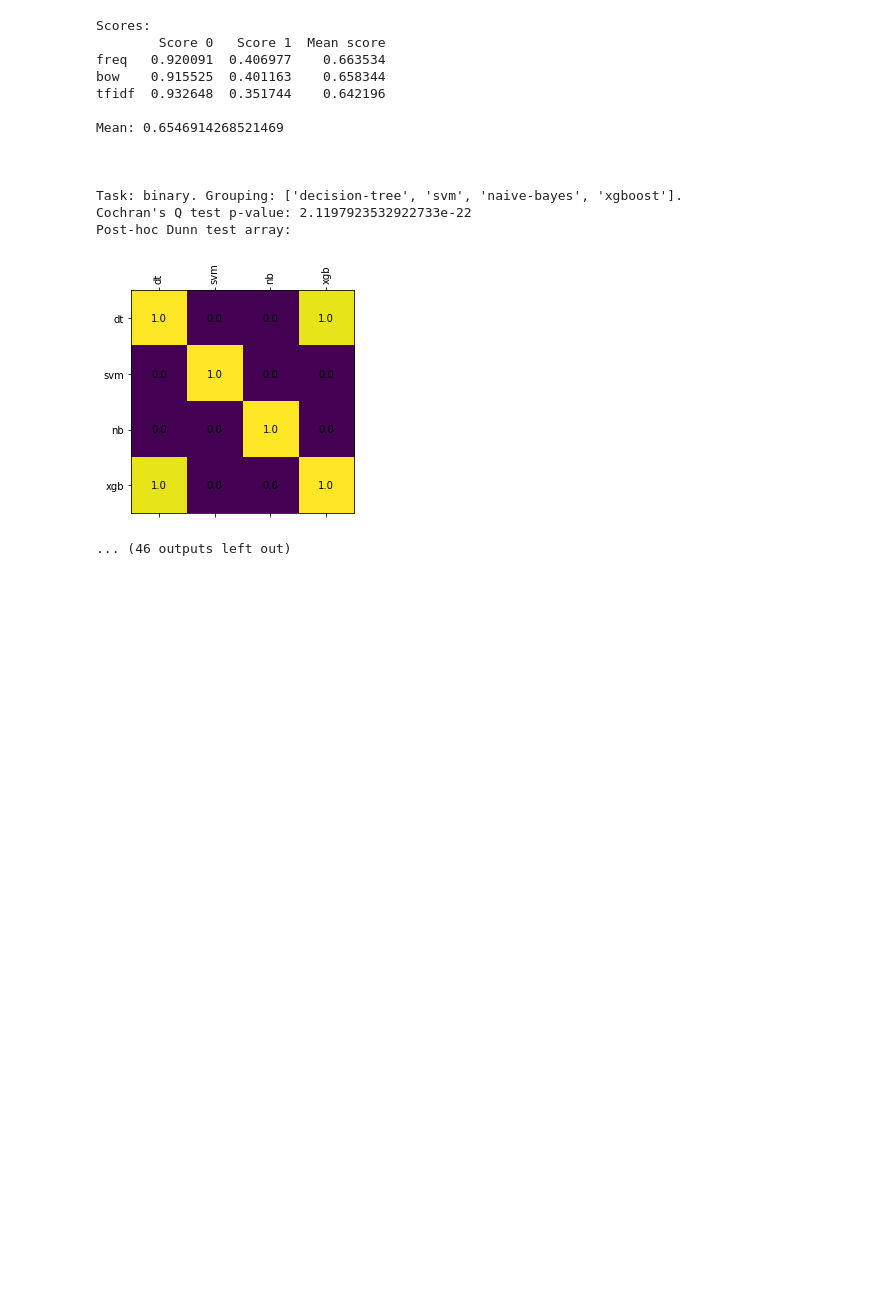
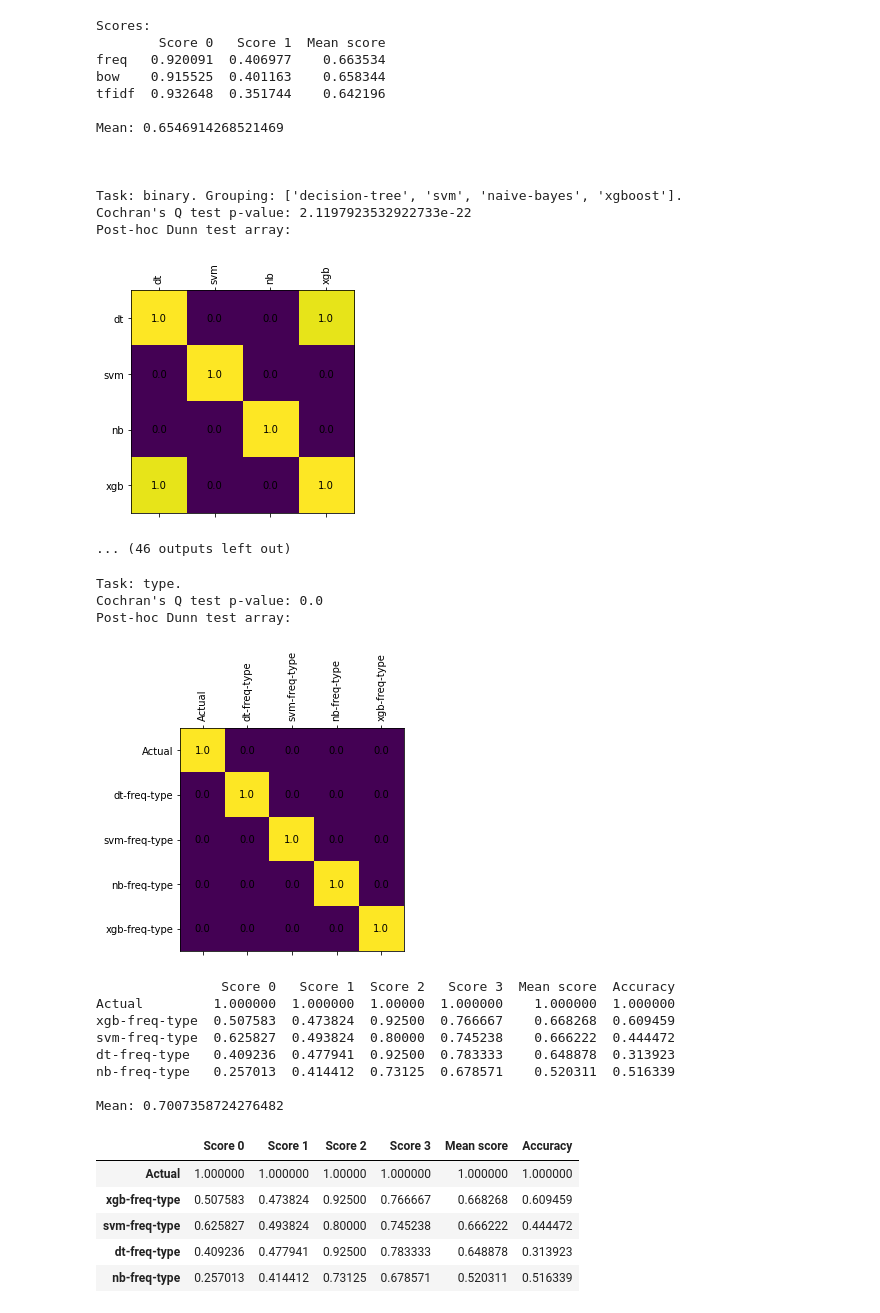
Before and after one commit to NicoACloutier/class-imbalance-Cloutier-Japkowicz-2023, a Jupyter notebook: ml_models/cochran.ipynb, the cells around one changed output. Saved outputs shown, nothing was run; the diff lists cells and outputs as text; code cells hidden in the pictures; blank space fills up the shorter version.

Commit message:
add augmented models

```diff
--- a/ml_models/cochran.ipynb
+++ b/ml_models/cochran.ipynb
@@ -319,3 +319,24 @@ Cochran's Q test p-value: 2.1197923532922733e-22
 Post-hoc Dunn test array:
 [figure]
 ... (46 outputs left out)
+# %%
+overall_evaluation('type', tasks[task], 'aug') #find the rankings for augmented data
+# %% [output]
+Task: type.
+Cochran's Q test p-value: 0.0
+Post-hoc Dunn test array:
+[figure, added]
+                Score 0   Score 1  Score 2   Score 3  Mean score  Accuracy
+Actual         1.000000  1.000000  1.00000  1.000000    1.000000  1.000000
+xgb-freq-type  0.507583  0.473824  0.92500  0.766667    0.668268  0.609459
+svm-freq-type  0.625827  0.493824  0.80000  0.745238    0.666222  0.444472
+dt-freq-type   0.409236  0.477941  0.92500  0.783333    0.648878  0.313923
+nb-freq-type   0.257013  0.414412  0.73125  0.678571    0.520311  0.516339
+
+Mean: 0.7007358724276482
+|  | Score 0 | Score 1 | Score 2 | Score 3 | Mean score | Accuracy |
+| Actual | 1.000000 | 1.000000 | 1.00000 | 1.000000 | 1.000000 | 1.000000 |
+| xgb-freq-type | 0.507583 | 0.473824 | 0.92500 | 0.766667 | 0.668268 | 0.609459 |
+| svm-freq-type | 0.625827 | 0.493824 | 0.80000 | 0.745238 | 0.666222 | 0.444472 |
+| dt-freq-type | 0.409236 | 0.477941 | 0.92500 | 0.783333 | 0.648878 | 0.313923 |
+| nb-freq-type | 0.257013 | 0.414412 | 0.73125 | 0.678571 | 0.520311 | 0.516339 |
```
Also changed, not shown: 1 other file.
